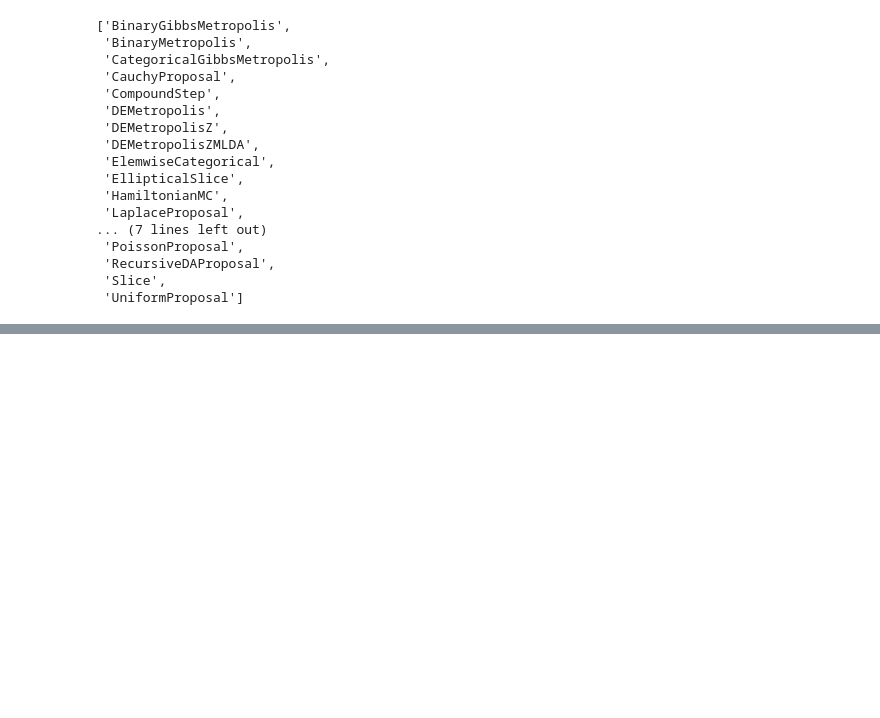
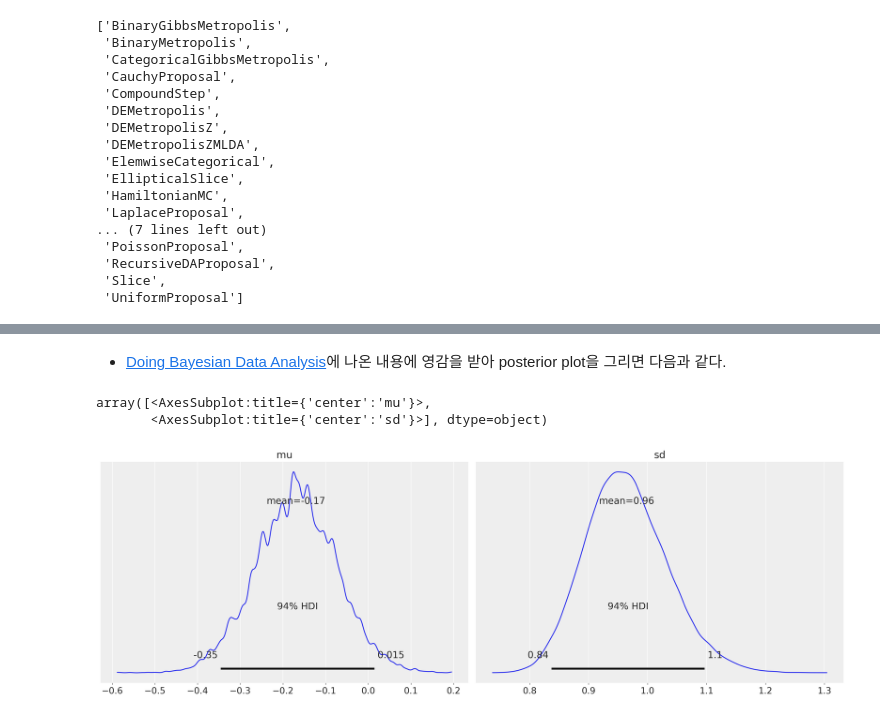
Before and after one commit to HyunsuLee/Bayes_programming_exercise, a Jupyter notebook: PyMC3tutorial/Quickstart.ipynb, the cells around one changed output, grey strips where cells are left out. Drawn from its saved outputs; the diff is of its cells as text; code cells hidden in the pictures; blank space fills up the shorter version.

```diff
--- a/PyMC3tutorial/Quickstart.ipynb
+++ b/PyMC3tutorial/Quickstart.ipynb
@@ -358,0 +410,8 @@ list(filter(lambda x: x[0].isupper(), dir(pm.step_methods)))
+# %% [markdown]
+* [Doing Bayesian Data Analysis](https://www.amazon.com/Doing-Bayesian-Data-Analysis-Tutorial-dp-0124058884/dp/0124058884/ref=dp_ob_title_bk)에 나온 내용에 영감을 받아 posterior plot을 그리면 다음과 같다.
+# %%
+az.plot_posterior(idata)
+# %% [output]
+array([<AxesSubplot:title={'center':'mu'}>,
+       <AxesSubplot:title={'center':'sd'}>], dtype=object)
+[figure, added]
```
Also changed, not shown: parts of 37 cells of this notebook.
